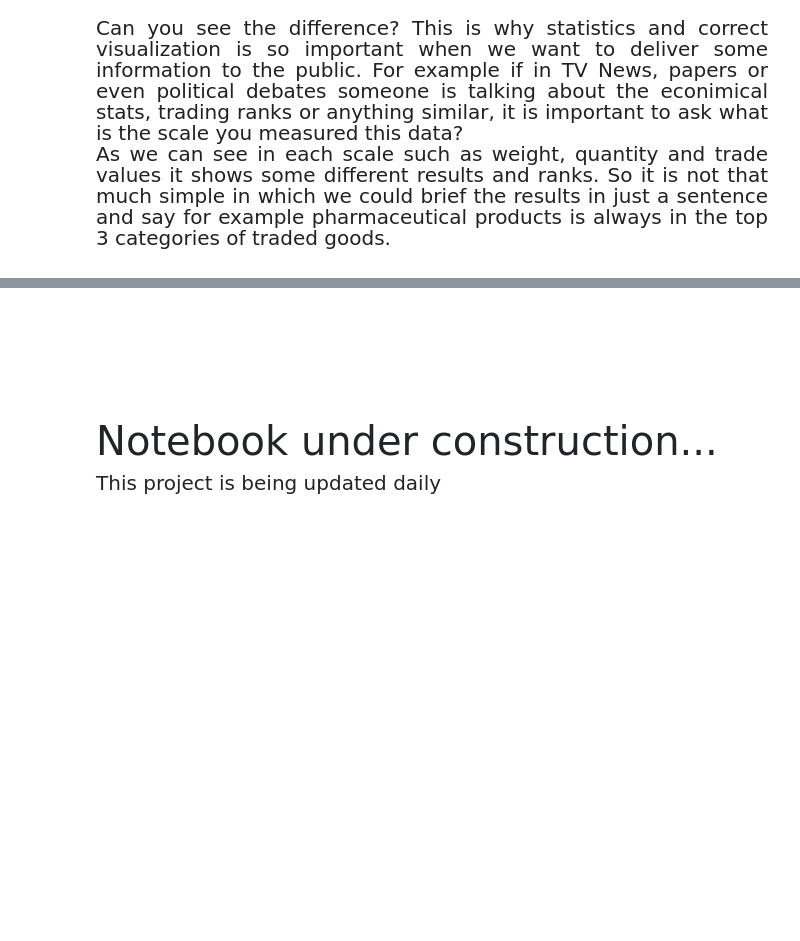
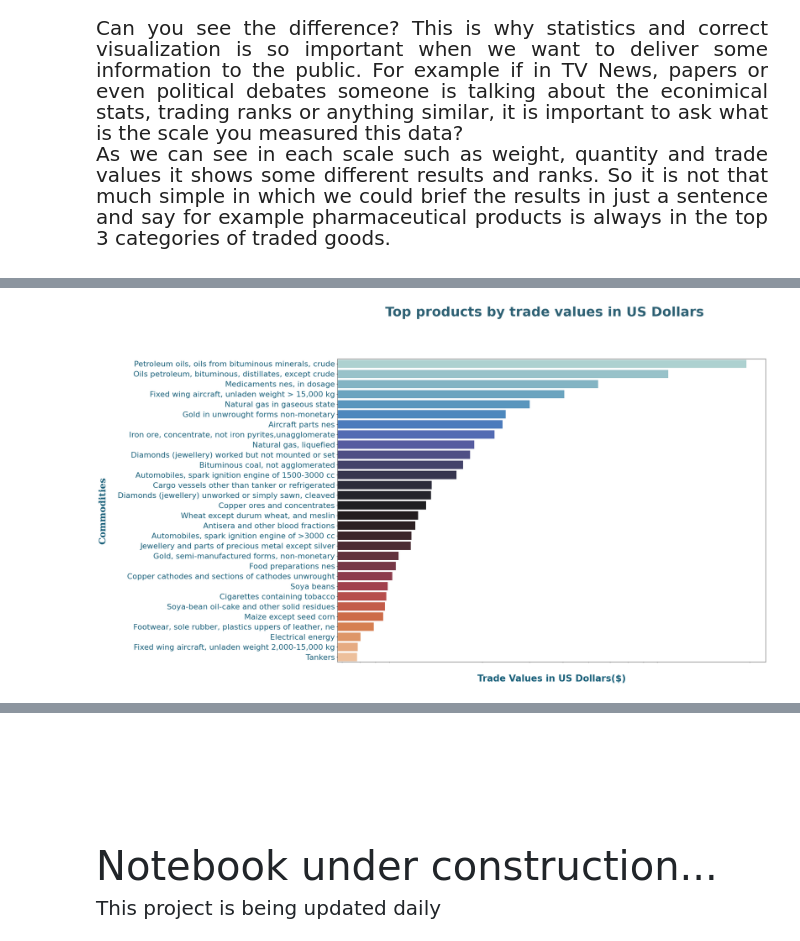
Before and after one commit to Persabras/Notebooks, a Jupyter notebook: global_trading_project_1988-present.ipynb, the cells around one changed output, grey strips where cells are left out. Drawn from its saved outputs; the diff is of its cells as text; code cells hidden in the pictures; blank space fills up the shorter version.

```diff
--- a/global_trading_project_1988-present.ipynb
+++ b/global_trading_project_1988-present.ipynb
@@ -780,0 +791,46 @@ As we can see in each scale such as weight, quantity and trade values it shows s
+# %%
+ctc=df.groupby(['commodity'], as_index=False).sum()
+ctcv=ctc.sort_values(by='trade_usd', ascending=False).drop([19,929]).head(30)
+ctcw=ctc.sort_values(by='weight_kg', ascending=False).head(30)
+ctcq=ctc.sort_values(by='quantity', ascending=False).head(30)
+
+ctq=df.groupby(['commodity','flow'], as_index=False).sum()
+ctqv=ctq.sort_values(by='trade_usd', ascending=False).head(30)
+ctqw=ctq.sort_values(by='weight_kg', ascending=False).head(30)
+ctqq=ctq.sort_values(by='quantity', ascending=False).head(30)
+
+ctq_ex=ctq[(ctq['flow']=='Export')]
+ctq_exs=ctq_ex.sort_values(by='trade_usd', ascending=False).head(30)
+ctq_im=ctq[(ctq['flow']=='Import')]
+ctq_ims=ctq_im.sort_values(by='trade_usd', ascending=False).head(30)
+# %%
+plt.subplots(figsize=(22,16))
+sns.barplot(data=ctcv, x='trade_usd', y='commodity', palette='icefire')
+plt.xscale('log')
+
+plt.yticks(rotation=0, color='#145B75', ticks=None, fontsize=22)
+plt.xticks([])
+
+plt.xlabel('Trade Values in US Dollars($)',
+           fontsize=26,
+          fontweight='bold',
+           labelpad=30,
+          color='#145B75')
+plt.ylabel('Commodities',
+          fontsize=26,
+           fontfamily='serif',
+          fontweight='bold',
+           labelpad=30,
+          color='#145B75')
+
+plt.suptitle(
+    "Top products by trade values in US Dollars",
+    fontsize=38,
+    fontweight='bold',
+    ha="center",
+    y=1.01,
+    color='#2B5E71')
+
+plt.show()
+# %% [output]
+[figure, added]
```
Also changed, not shown: parts of 7 cells of this notebook.
